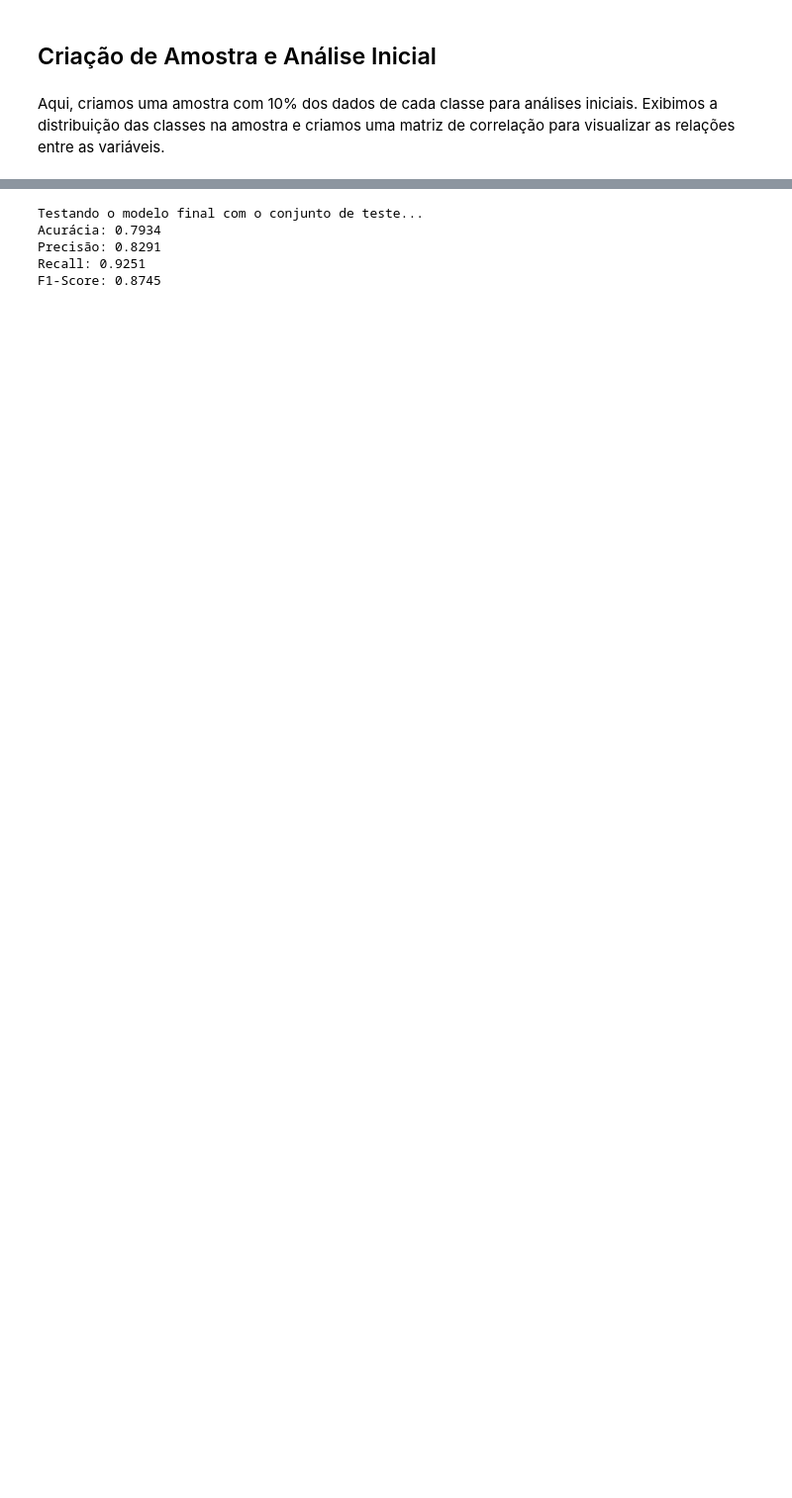
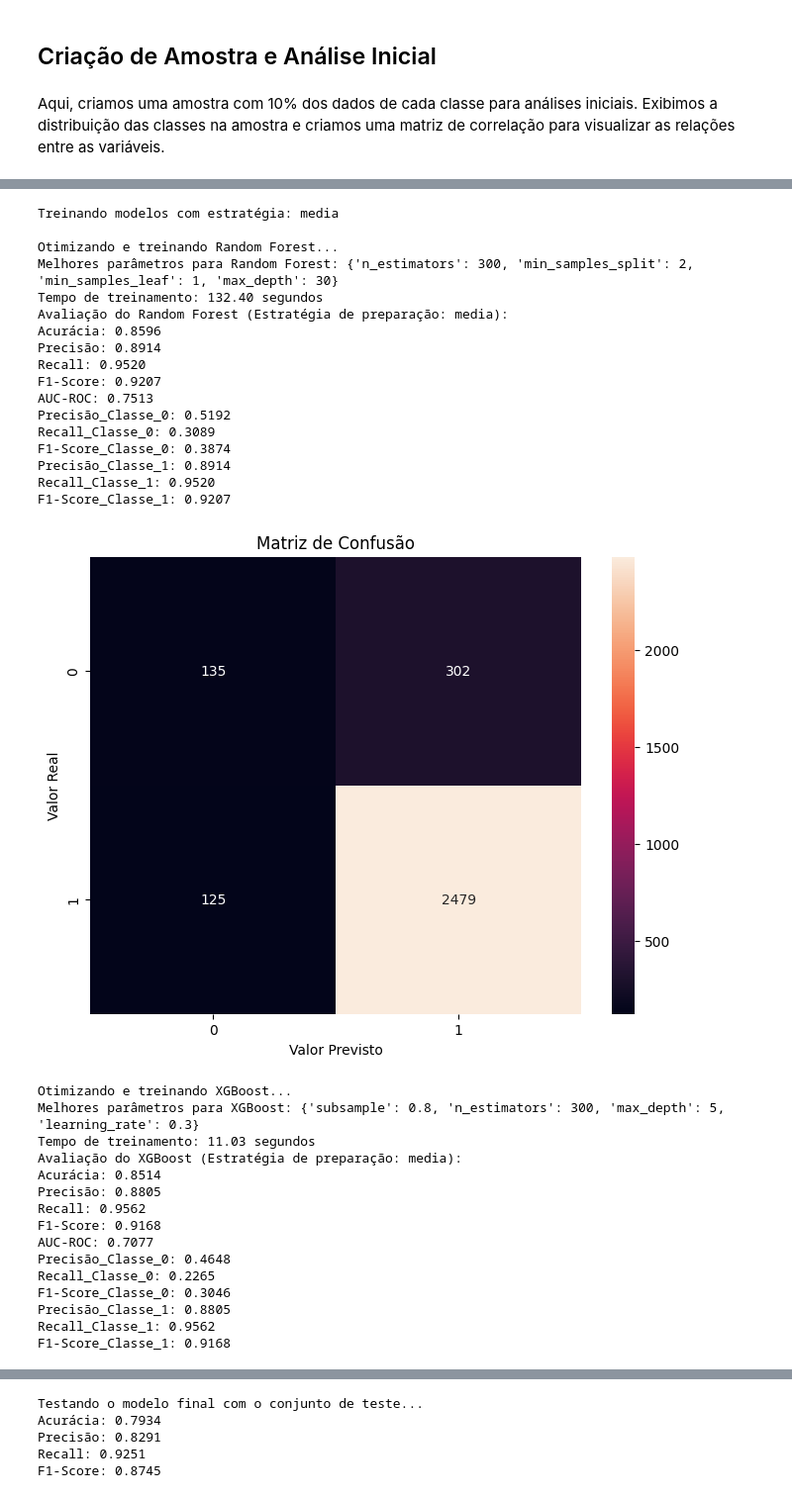
Before and after one commit to deividfernando/ciclo_2, a Jupyter notebook: analise_modelos.ipynb, the cells around one changed output, grey strips where cells are left out. Shown at 99% size. Drawn from its saved outputs; the diff is of its cells as text; code cells hidden in the pictures; blank space fills up the shorter version.

```diff
--- a/analise_modelos.ipynb
+++ b/analise_modelos.ipynb
@@ -186,0 +126,48 @@ AUC-ROC: 0.6871
+# %%
+todos_resultados = []
+modelos_treinados = {}
+
+for estrategia, (X_train, X_test, y_train, y_test) in dados_preparados.items():
+    print(f"\nTreinando modelos com estratégia: {estrategia}")
+    resultados, modelos = treinar_e_avaliar(X_train, X_test, y_train, y_test, estrategia)
+    todos_resultados.extend(resultados)
+    modelos_treinados[estrategia] = modelos
+
+df_todos_resultados = pd.DataFrame(todos_resultados)
+df_todos_resultados.to_parquet('resultados_modelos.parquet')
+
+print("\nTodos os resultados foram salvos em 'resultados_modelos.parquet'")
+# %% [output]
+Treinando modelos com estratégia: media
+
+Otimizando e treinando Random Forest...
+Melhores parâmetros para Random Forest: {'n_estimators': 300, 'min_samples_split': 2, 'min_samples_leaf': 1, 'max_depth': 30}
+Tempo de treinamento: 132.40 segundos
+Avaliação do Random Forest (Estratégia de preparação: media):
+Acurácia: 0.8596
+Precisão: 0.8914
+Recall: 0.9520
+F1-Score: 0.9207
+AUC-ROC: 0.7513
+Precisão_Classe_0: 0.5192
+Recall_Classe_0: 0.3089
+F1-Score_Classe_0: 0.3874
+Precisão_Classe_1: 0.8914
+Recall_Classe_1: 0.9520
+F1-Score_Classe_1: 0.9207
+[figure, added]
+Otimizando e treinando XGBoost...
+Melhores parâmetros para XGBoost: {'subsample': 0.8, 'n_estimators': 300, 'max_depth': 5, 'learning_rate': 0.3}
+Tempo de treinamento: 11.03 segundos
+Avaliação do XGBoost (Estratégia de preparação: media):
+Acurácia: 0.8514
+Precisão: 0.8805
+Recall: 0.9562
+F1-Score: 0.9168
+AUC-ROC: 0.7077
+Precisão_Classe_0: 0.4648
+Recall_Classe_0: 0.2265
+F1-Score_Classe_0: 0.3046
+Precisão_Classe_1: 0.8805
+Recall_Classe_1: 0.9562
+F1-Score_Classe_1: 0.9168
```
Also changed, not shown: parts of 9 cells of this notebook, 3 other files.
